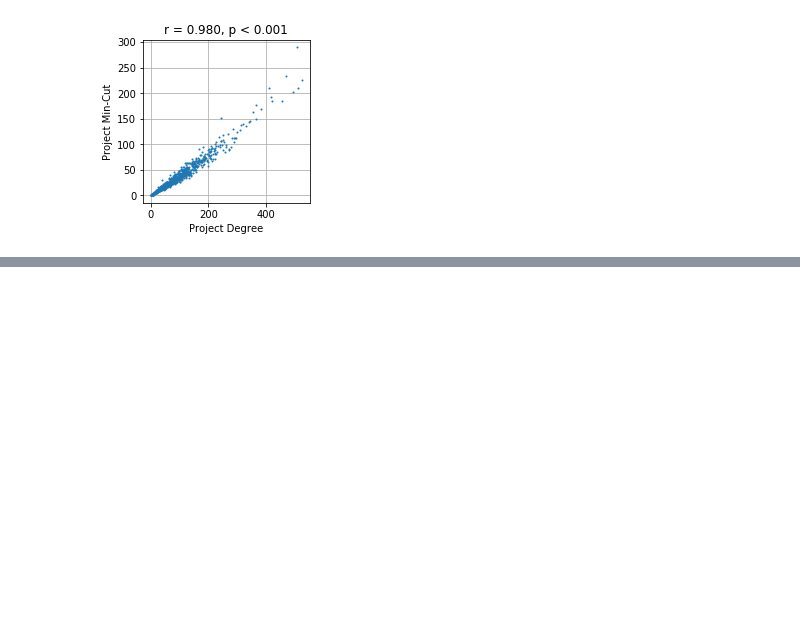
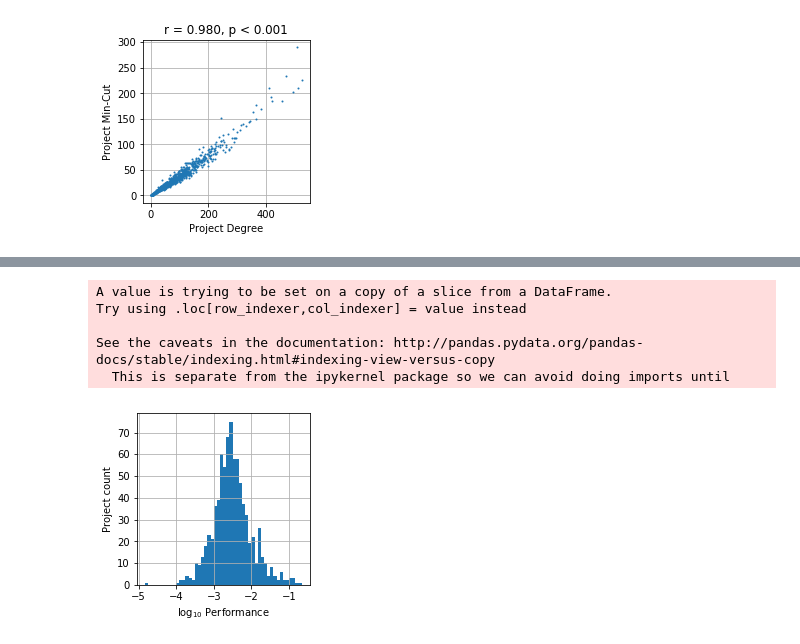
Before and after one commit to elplatt/WP-Efficiency-Performance, a Jupyter notebook: Plot Combined.ipynb, the cells around one changed output, grey strips where cells are left out. Drawn from its saved outputs; the diff is of its cells as text; code cells hidden in the pictures; blank space fills up the shorter version.

```diff
--- a/Plot Combined.ipynb
+++ b/Plot Combined.ipynb
@@ -28,0 +137,18 @@ plt.tight_layout()
+# %%
+plt.figure(figsize=(1.5*15.0/7.0, 1.5*15.0/7.0))
+dfp = df[(df["to_ga"] > 0) & (df["to_fa"] > 0) & df["article_count"] > 0]
+dfp["perf"] = (dfp["to_ga"] + dfp["to_fa"]) / dfp["article_count"]
+plt.hist(np.log10(dfp["perf"]), 50)
+plt.grid()
+plt.xlabel("log$_{10}$ Performance")
+plt.ylabel("Project count")
+
+plt.tight_layout()
+plt.savefig("fig-perf-hist.png", format="png", dpi=300)
+# %% [output]
+A value is trying to be set on a copy of a slice from a DataFrame.
+Try using .loc[row_indexer,col_indexer] = value instead
+
+See the caveats in the documentation: http://pandas.pydata.org/pandas-docs/stable/indexing.html#indexing-view-versus-copy
+  This is separate from the ipykernel package so we can avoid doing imports until
+[figure, added]
```
Also changed, not shown: parts of 5 cells of this notebook, 5 other files.
